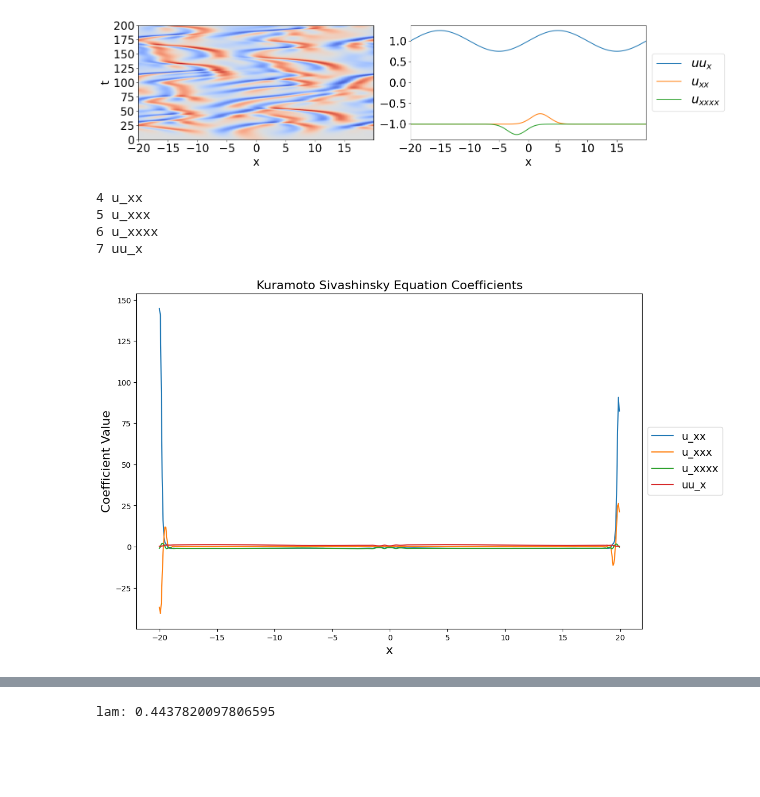
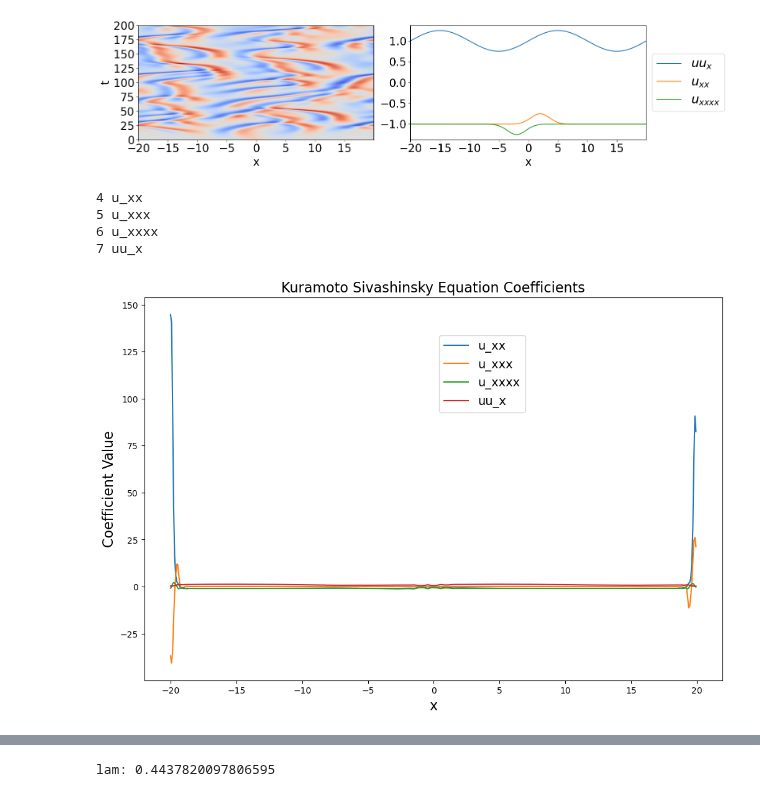
Before and after one commit to Pongpisit-Thanasutives/parametric-discovery, a Jupyter notebook: Spatial_KS_Equation_Chaotic-DEV2.ipynb, the cells around one changed output, grey strips where cells are left out. Saved outputs shown, nothing was run; the diff lists cells and outputs as text; code cells hidden in the pictures; blank space fills up the shorter version.

```diff
--- a/Spatial_KS_Equation_Chaotic-DEV2.ipynb
+++ b/Spatial_KS_Equation_Chaotic-DEV2.ipynb
@@ -120,25 +120,25 @@ fft_Ut_grouped = remove_f(fft(Ut_grouped[:, :, 0]), fft_percent)
 fft_Ut_grouped = np.expand_dims(fft_Ut_grouped, -1)
 # %%
 # Solve and plot
-Xi,Tol,Losses = TrainSGTRidge(Theta_grouped, Ut_grouped)
+Xi,Tol,Losses = TrainSGTRidge(Theta_grouped, Ut_grouped, epsilon=1e-5)
 xi = Xi[np.argmin(Losses)]
 # %%
 pylab.rcParams['figure.figsize'] = (12, 8)
 for j in range(xi.shape[0]):
     if np.linalg.norm(xi[j,:]) > 10**-10:
         print(j, rhs_des[j])
         plot(x, xi[j,:], label = rhs_des[j])
 
 title('Kuramoto Sivashinsky Equation Coefficients', fontsize = 16)
 xlabel('x', fontsize = 16)
 ylabel('Coefficient Value', fontsize = 16)
-legend(loc='center left', bbox_to_anchor=(1, 0.5), fontsize = 14)
+legend(loc='center left', bbox_to_anchor=(0.5, 0.8), fontsize = 14)
 plt.show()
 # mse_clean_sgtr = Norm(xi-xi_true[:,wx:-wx])**2/(m*len(rhs_des))
 # print('MSE: ', mse_clean_sgtr)
 # %% [output]
 4 u_xx
 5 u_xxx
 6 u_xxxx
 7 uu_x
-[figure, old version]
+[figure, new version]
```
Also changed, not shown: parts of 15 cells of this notebook, 36 other files.
